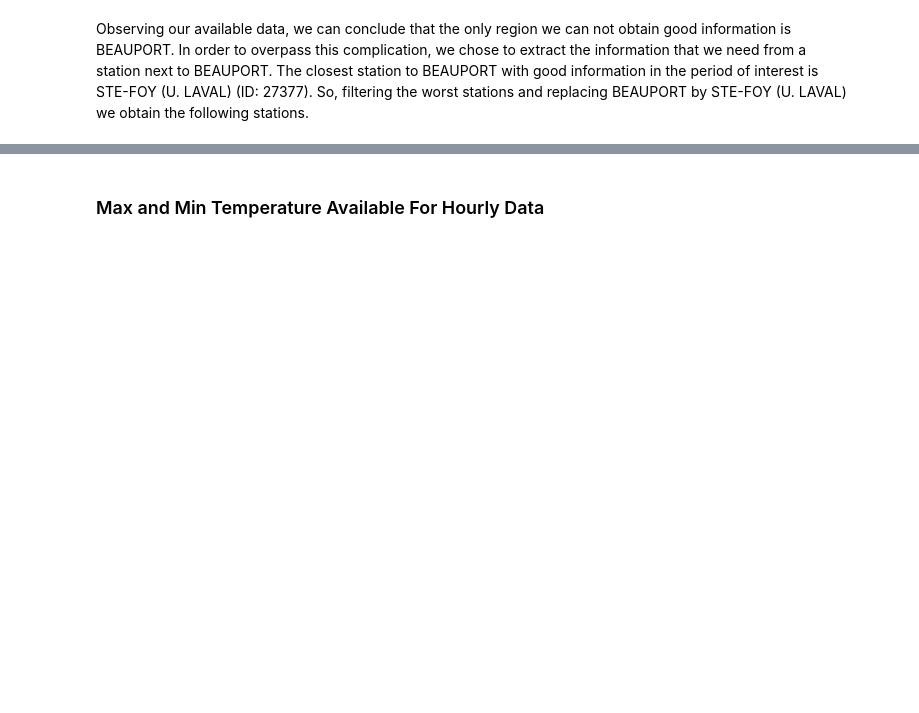
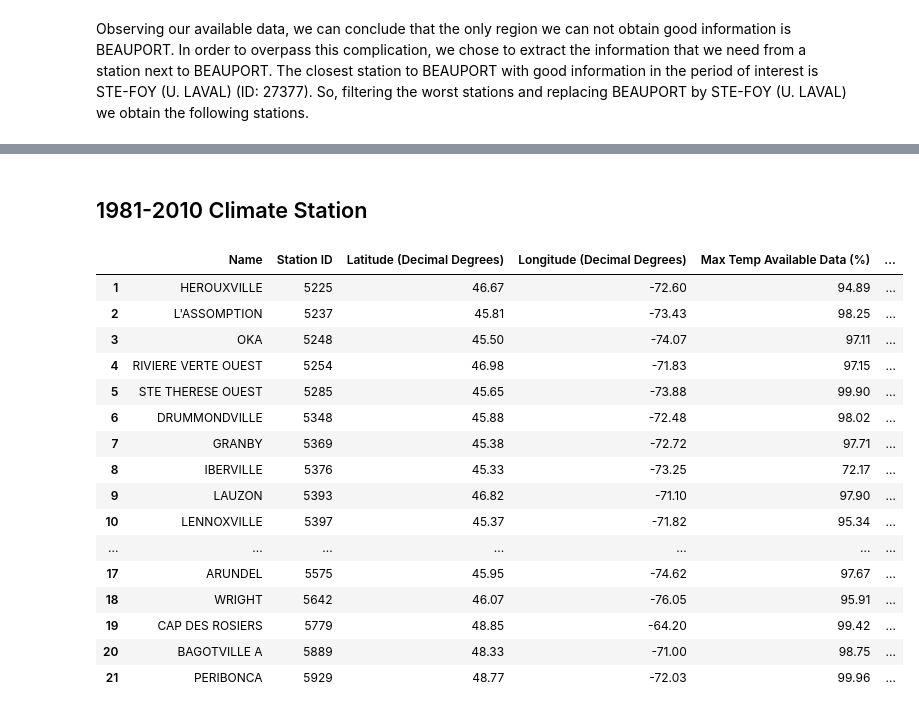
Before and after one commit to guilhAbreu/Environment-Canada-Weather-Info-Processing, a Jupyter notebook: EnvCanWeaInfo.ipynb, the cells around one changed output, grey strips where cells are left out. Saved outputs shown, nothing was run; the diff lists cells and outputs as text; code cells hidden in the pictures; blank space fills up the shorter version.

Commit message:
add missing data analysis on the climate normal between 81 and 2010

```diff
--- a/EnvCanWeaInfo.ipynb
+++ b/EnvCanWeaInfo.ipynb
@@ -383,7 +383,7 @@ for label in stations90['Cluster Label'].unique():
 # Stations of Interest
 # %%
 method       = 'daily'
-dataPath     = "../dataset/EnvironmentCanada/QuebecStations/"+method+"/2018 - Jun2Aug/"
+dataPath     = "/home/guilherme/Documents/GIT - REPOSITORIES/dataset/EnvironmentCanada/Quebec/"+method+"/2018 - Jun2Aug/"
 
 #It opens the metadata and selects the Ids from the Province of Quebec.
 metaData = pd.read_csv("stations_inventory.csv")
@@ -430,6 +446,6 @@ hw_stations
 # %%
 method       = 'hourly'
-dataPath     = "../dataset/EnvironmentCanada/QuebecStations/"+method+"/2018 - Jun2Aug/"
+dataPath     = "/home/guilherme/Documents/GIT - REPOSITORIES/dataset/EnvironmentCanada/Quebec/"+method+"/2018 - Jun2Aug/"
 
 #It opens the metadata and selects the Ids from the Province of Quebec.
 metaData = pd.read_csv("stations_inventory.csv")
@@ -576,12 +628,48 @@ for station in dataSet:
     data = getJulianDay(data, 'Date/Time', 'Year', 'Month', 'Day')
     newdf = getMaxMin(data, 'Temp (°C)', 'days')
     hrDataSet[station] = newdf
-# %% [markdown]
-### Max and Min Temperature Available For Hourly Data
+# %% [markdown]
+## 1981-2010 Climate Station
+# %%
+import os
+
+dataPath     = "/home/guilherme/Documents/GIT - REPOSITORIES/dataset/EnvironmentCanada/Quebec/climateNormals/1981-2010/"
+
+stationFiles = os.listdir(dataPath)
+
+from datetime import date
+delta = date(2010, 12, 31) - date(1981, 1, 1)
+# %%
+dataSet = dict()
+
+#It opens them
+for file in stationFiles:
+    data = pd.read_csv(dataPath+file)
+    data = data.dropna(axis = 0, how = 'all')
+    dataSet[file] = data
+hw_stations = metaData[metaData['Station ID'].isin([f.replace('.csv','') for f in stationFiles])]
 # %%
-hr_stations = countData(hr_stations, hrDataSet, 'Max Temp (°C)', (delta.days + 1), 'Max Temp')
-hr_stations = countData(hr_stations, hrDataSet, 'Min Temp (°C)', (delta.days + 1), 'Min Temp')
-hr_stations = hr_stations[['Name', 'Station ID', 'Latitude (Decimal Degrees)',
+hw_stations = countData(hw_stations, dataSet, 'Max Temp (°C)', (delta.days + 1), 'Max Temp')
+hw_stations = countData(hw_stations, dataSet, 'Min Temp (°C)', (delta.days + 1), 'Min Temp')
+hw_stations = hw_stations[['Name', 'Station ID', 'Latitude (Decimal Degrees)',
                            'Longitude (Decimal Degrees)', 'Max Temp Available Data (%)', 'Min Temp Available Data (%)']]
-hr_stations.index = range(1,hr_stations.shape[0]+1)
-hr_stations
+hw_stations.index = range(1,hw_stations.shape[0]+1)
+hw_stations
+# %% [output]
+|  | Name | Station ID | Latitude (Decimal Degrees) | Longitude (Decimal Degrees) | Max Temp Available Data (%) | ... |
+| 1 | HEROUXVILLE | 5225 | 46.67 | -72.60 | 94.89 | ... |
+| 2 | L'ASSOMPTION | 5237 | 45.81 | -73.43 | 98.25 | ... |
+| 3 | OKA | 5248 | 45.50 | -74.07 | 97.11 | ... |
+| 4 | RIVIERE VERTE OUEST | 5254 | 46.98 | -71.83 | 97.15 | ... |
+| 5 | STE THERESE OUEST | 5285 | 45.65 | -73.88 | 99.90 | ... |
+| 6 | DRUMMONDVILLE | 5348 | 45.88 | -72.48 | 98.02 | ... |
+| 7 | GRANBY | 5369 | 45.38 | -72.72 | 97.71 | ... |
+| 8 | IBERVILLE | 5376 | 45.33 | -73.25 | 72.17 | ... |
+| 9 | LAUZON | 5393 | 46.82 | -71.10 | 97.90 | ... |
+| 10 | LENNOXVILLE | 5397 | 45.37 | -71.82 | 95.34 | ... |
+| ... | ... | ... | ... | ... | ... | ... |
+| 17 | ARUNDEL | 5575 | 45.95 | -74.62 | 97.67 | ... |
+| 18 | WRIGHT | 5642 | 46.07 | -76.05 | 95.91 | ... |
+| 19 | CAP DES ROSIERS | 5779 | 48.85 | -64.20 | 99.42 | ... |
+| 20 | BAGOTVILLE A | 5889 | 48.33 | -71.00 | 98.75 | ... |
+| 21 | PERIBONCA | 5929 | 48.77 | -72.03 | 99.96 | ... |
```
Also changed, not shown: parts of 6 cells of this notebook, 1 other file.
